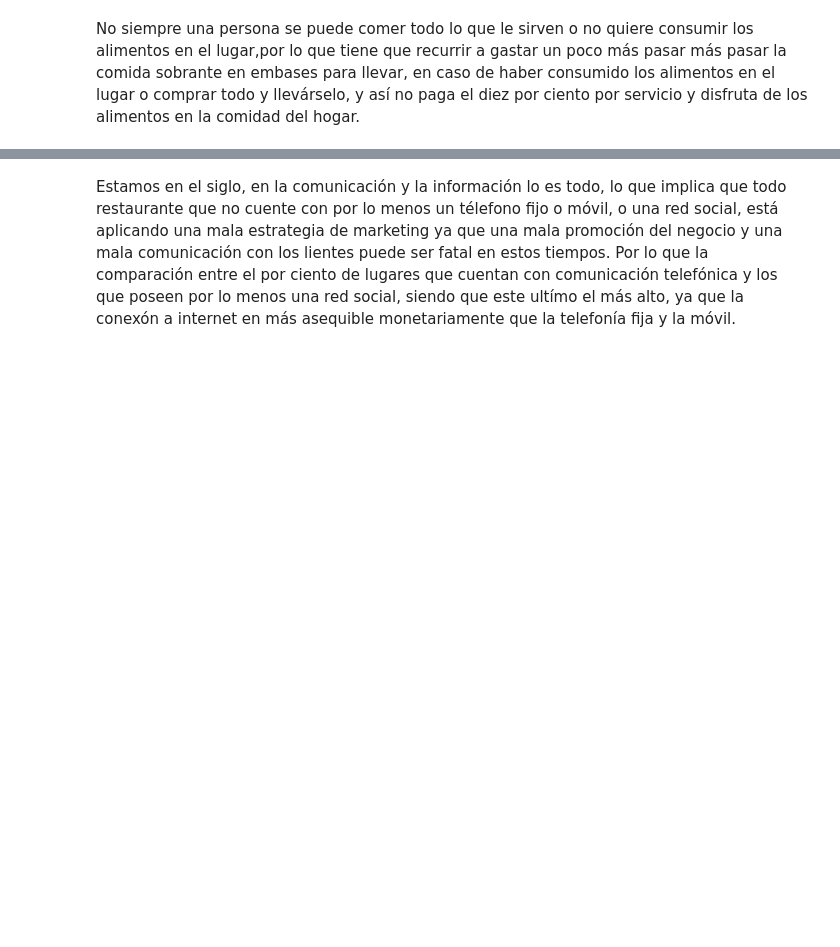
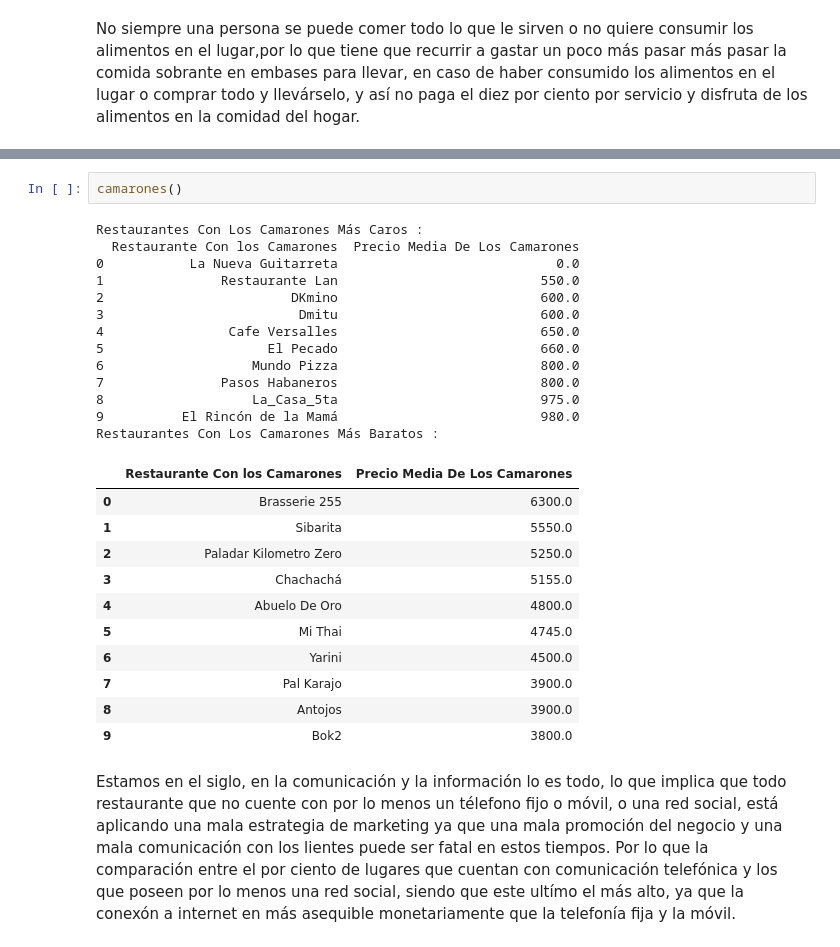
Before and after one commit to Datadrummer-jr/Food-Data, a Jupyter notebook: Project Code/restaurant project.ipynb, the cells around one changed output, grey strips where cells are left out. Saved outputs shown, nothing was run; the diff lists cells and outputs as text; blank space fills up the shorter version.

```diff
--- a/Project Code/restaurant project.ipynb
+++ b/Project Code/restaurant project.ipynb
@@ -163,3 +225,30 @@ df_calamares
+# %%
+camarones()
+# %% [output]
+Restaurantes Con Los Camarones Más Caros :
+  Restaurante Con los Camarones  Precio Media De Los Camarones
+0           La Nueva Guitarreta                            0.0
+1               Restaurante Lan                          550.0
+2                        DKmino                          600.0
+3                         Dmitu                          600.0
+4                Cafe Versalles                          650.0
+5                     El Pecado                          660.0
+6                   Mundo Pizza                          800.0
+7               Pasos Habaneros                          800.0
+8                   La_Casa_5ta                          975.0
+9          El Rincón de la Mamá                          980.0
+Restaurantes Con Los Camarones Más Baratos :
+|  | Restaurante Con los Camarones | Precio Media De Los Camarones |
+| 0 | Brasserie 255 | 6300.0 |
+| 1 | Sibarita | 5550.0 |
+| 2 | Paladar Kilometro Zero | 5250.0 |
+| 3 | Chachachá | 5155.0 |
+| 4 | Abuelo De Oro | 4800.0 |
+| 5 | Mi Thai | 4745.0 |
+| 6 | Yarini | 4500.0 |
+| 7 | Pal Karajo | 3900.0 |
+| 8 | Antojos | 3900.0 |
+| 9 | Bok2 | 3800.0 |
 # %% [markdown]
  Estamos en el siglo, en la comunicación y la información lo es todo, lo que implica que todo restaurante que no cuente con por lo menos un télefono fijo o móvil, o una red social, está aplicando una mala estrategia de marketing ya que una mala promoción del negocio y una mala comunicación con los lientes puede ser fatal en estos tiempos. Por lo que la comparación entre el por ciento de lugares que cuentan con comunicación telefónica y los que poseen por lo menos una red social, siendo que este ultímo el más alto, ya que la conexón a internet en más asequible monetariamente que la telefonía fija y la móvil.
 # %%
```
Also changed, not shown: parts of 12 cells of this notebook, 1 other file.
